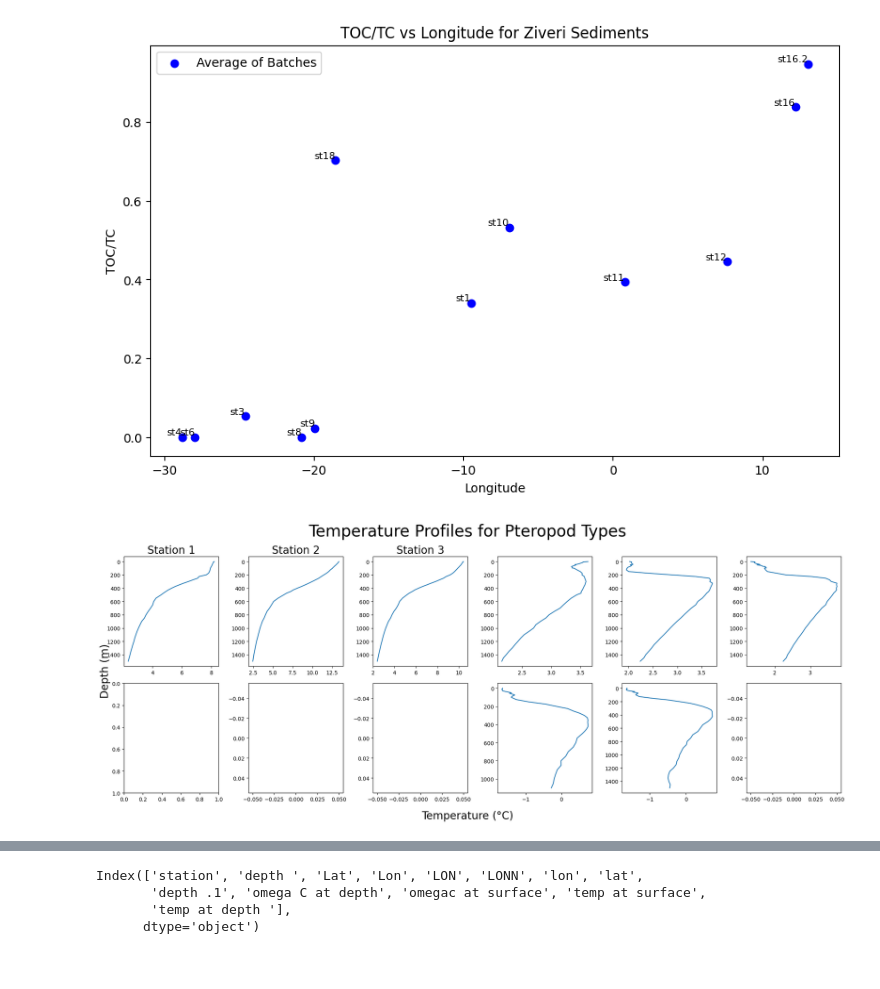
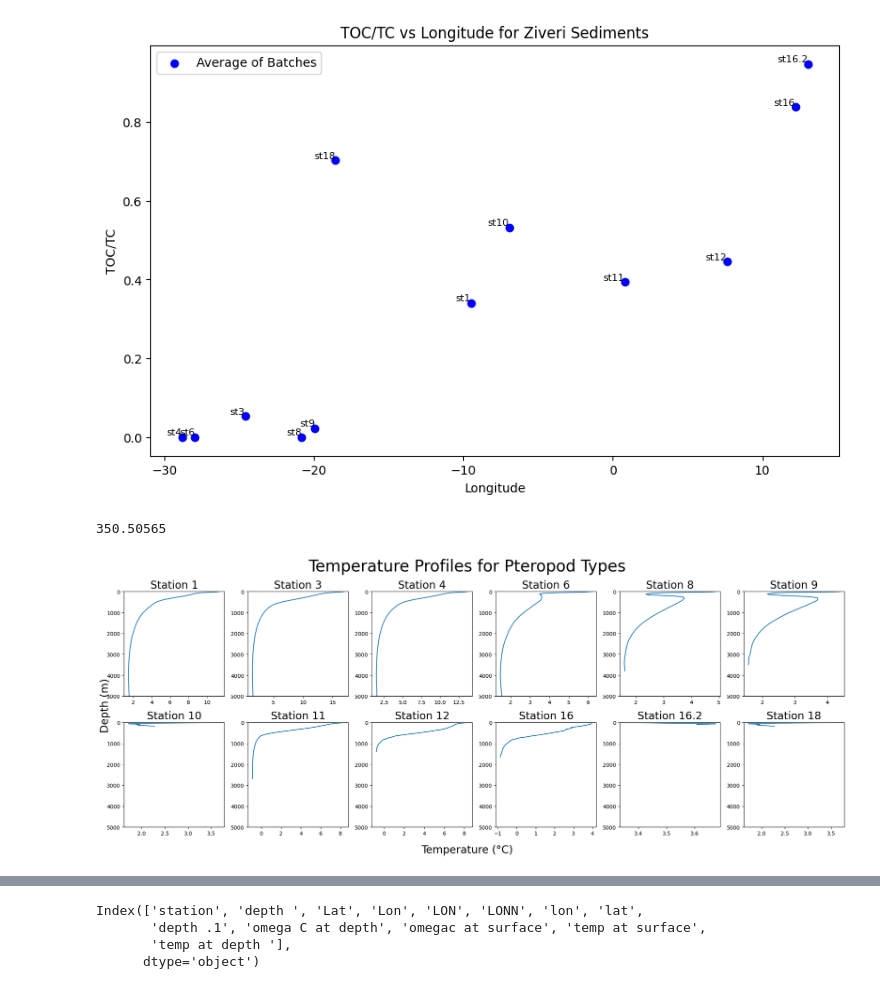
Before and after one commit to csheppard3243/Ziveri_ATL_Sediments, a Jupyter notebook: CMworkup.ipynb, the cells around one changed output, grey strips where cells are left out. Drawn from its saved outputs; the diff is of its cells as text; code cells hidden in the pictures.

```diff
--- a/CMworkup.ipynb
+++ b/CMworkup.ipynb
@@ -19,7 +20,9 @@ dr = pd.read_excel('Copy of WORKUP FOR ALL ATL SIEVED SEDIMENTS.xlsx', sheet_nam
 
 dp = pd.read_excel('Copy of Copy of WORKUP FOR ALL ATL SIEVED SEDIMENTS.xlsx', sheet_name = 'omegac_workup', header =1)
 
-ds20 = xr.open_dataset('woa23_decav_t04_01 (1)-Copy1.nc', decode_times = False)
+ps = pd.read_excel('Copy of Copy of WORKUP FOR ALL ATL SIEVED SEDIMENTS.xlsx', sheet_name = 'phophate and silicate')
+
+ds20 = xr.open_dataset('woa23_decav_t00_01-Copy1.nc', decode_times = False)
 
 d1 = pd.read_excel('Copy of Copy of WORKUP FOR ALL ATL SIEVED SEDIMENTS.xlsx', sheet_name = 'station 1 ODV')
 d3 = pd.read_excel('Copy of Copy of WORKUP FOR ALL ATL SIEVED SEDIMENTS.xlsx', sheet_name = 'station 3 ODV temps')
@@ -33,5 +36,3 @@ d12 = pd.read_excel('Copy of Copy of WORKUP FOR ALL ATL SIEVED SEDIMENTS.xlsx',
 d16 = pd.read_excel('Copy of Copy of WORKUP FOR ALL ATL SIEVED SEDIMENTS.xlsx', sheet_name = 'station 16 ODV temps')
 d16_2 = pd.read_excel('Copy of Copy of WORKUP FOR ALL ATL SIEVED SEDIMENTS.xlsx', sheet_name = 'station 16.2 ODV temps')
 d18 = pd.read_excel('Copy of Copy of WORKUP FOR ALL ATL SIEVED SEDIMENTS.xlsx', sheet_name = 'station 18 ODV temps')
-
-print(dp.columns)
@@ -162,6 +158,10 @@ for x, y, label in zip(lon, toc_tc_avg, s):
 
 #select data for correct lat/lons
 #WOA data needs to be in 360 degrees
+lon10 = -9.49435
+lon36010 = ( lon10 + 360) % 360
+print(lon36010)
+#62.92333333, 63.05391667,
 t1 = t20.sel(lat=42.02293333, lon=350.50565, method='nearest')
 t3 = t20.sel(lat=37.15655, lon=335.4079333, method='nearest')
 t4 = t20.sel(lat=40.93448333, lon=331.16065, method='nearest')
@@ -169,19 +169,20 @@ t6 = t20.sel(lat=49.14403333, lon=332.0476667, method='nearest')
 t8 = t20.sel(lat=57.03328333, lon=339.176, method='nearest')
 t9 = t20.sel(lat=59.75353333, lon=340.0784667, method='nearest')
 
-t10 = t20.sel(lat=62.92333333, lon=353.0605667, method='nearest')
-t11 = t20.sel(lat=64.95403333, lon=360.7932333, method='nearest')
-t12 = t20.sel(lat=67.0063, lon=367.6499333, method='nearest')
+t10 = t20.sel(lat=61.9, lon=353.060566667, method='nearest')
+t11 = t20.sel(lat=64.95403333, lon=0.7932332999999971, method='nearest')
+t12 = t20.sel(lat=67.0063, lon=7.649933332999979, method='nearest')
 
-t16 = t20.sel(lat=76.8567, lon=372.19845, method='nearest')
-t16_2 = t20.sel(lat=77.233, lon=373.0616, method='nearest')
+t16 = t20.sel(lat=76.8567, lon=12.19844999999998, method='nearest')
+t16_2 = t20.sel(lat=77.233, lon=13.0616, method='nearest')
 
-t18 = t20.sel(lat=63.05391667, lon=341.4435333, method='nearest')
+t18 = t20.sel(lat=61.9, lon=341.44353333, method='nearest')
 
 
 #index depths and flatten data
 z1 = t1['depth']
 t1 = t1.values.flatten()
+
 
 z3 = t3['depth']
 t3 = t3.values.flatten()
@@ -216,13 +217,13 @@ t16_2 = t16_2.values.flatten()
 z18 = t18['depth']
 t18 = t18.values.flatten()
 
+# for z10, val in zip(z10, t10):
+#     print(f"Depth: {z10.values} m → Temp: {val:.2f} °C")
 
-# for z10, val in zip(z11, t11):
-#     print(f"Depth: {z11.values} m → Temp: {val:.2f} °C")
 
 fig,axes = plt.subplots(2,6, figsize=(20,8))
 
-axes[0,0].plot(t1, z1)
+axes[0,0].plot(t1,z1)
 
 axes[0,1].plot(t3, z3)
 
@@ -234,7 +235,7 @@ axes[0,4].plot(t8, z8)
 
 axes[0,5].plot(t9, z9)
 
-#axes[1,0].plot(t10, z10)
+axes[1,0].plot(t10, z10)
 
 axes[1,1].plot(t11, z11)
 
@@ -244,33 +245,65 @@ axes[1,3].plot(t16, z16)
 
 axes[1,4].plot(t16_2, z16_2)
 
 axes[1,5].plot(t18, z18)
+
+axes[0,0].set_ylim(0,5000)
+axes[0,1].set_ylim(0,5000)
+axes[0,2].set_ylim(0,5000)
+axes[0,3].set_ylim(0,5000)
+axes[0,4].set_ylim(0,5000)
+axes[0,5].set_ylim(0,5000)
+axes[1,0].set_ylim(0,5000)
+axes[1,1].set_ylim(0,5000)
+axes[1,2].set_ylim(0,5000)
+axes[1,3].set_ylim(0,5000)
+axes[1,4].set_ylim(0,5000)
+axes[1,5].set_ylim(0,5000)
 
 axes[0,0].invert_yaxis()
 axes[0,1].invert_yaxis()
 axes[0,2].invert_yaxis()
 axes[0,3].invert_yaxis()
 axes[0,4].invert_yaxis()
 axes[0,5].invert_yaxis()
 axes[1,0].invert_yaxis()
 axes[1,1].invert_yaxis()
 axes[1,2].invert_yaxis()
 axes[1,3].invert_yaxis()
 axes[1,4].invert_yaxis()
 axes[1,5].invert_yaxis()
 
 fig.supxlabel("Temperature (°C)", fontsize =20)
 fig.supylabel("Depth (m)", fontsize =20)
 fig.suptitle('Temperature Profiles for Pteropod Types', fontsize = 30)
 
 axes[0,0].set_title("Station 1", fontsize =20)
 
-axes[0,1].set_title("Station 2", fontsize =20)
+axes[0,1].set_title("Station 3", fontsize =20)
 
-axes[0,2].set_title("Station 3", fontsize =20)
+axes[0,2].set_title("Station 4", fontsize =20)
+
+axes[0,3].set_title("Station 6", fontsize =20)
+
+axes[0,4].set_title("Station 8", fontsize =20)
+
+axes[0,5].set_title("Station 9", fontsize =20)
+
+axes[1,0].set_title("Station 10", fontsize =20)
+
+axes[1,1].set_title("Station 11", fontsize =20)
+
+axes[1,2].set_title("Station 12", fontsize =20)
+
+axes[1,3].set_title("Station 16", fontsize =20)
+
+axes[1,4].set_title("Station 16.2", fontsize =20)
+
+axes[1,5].set_title("Station 18", fontsize =20)
 
 fig.tight_layout()
 
 plt.show()
 # %% [output]
+350.50565
-[figure, old version]
+[figure, new version]
```
Also changed, not shown: parts of 31 cells of this notebook.
